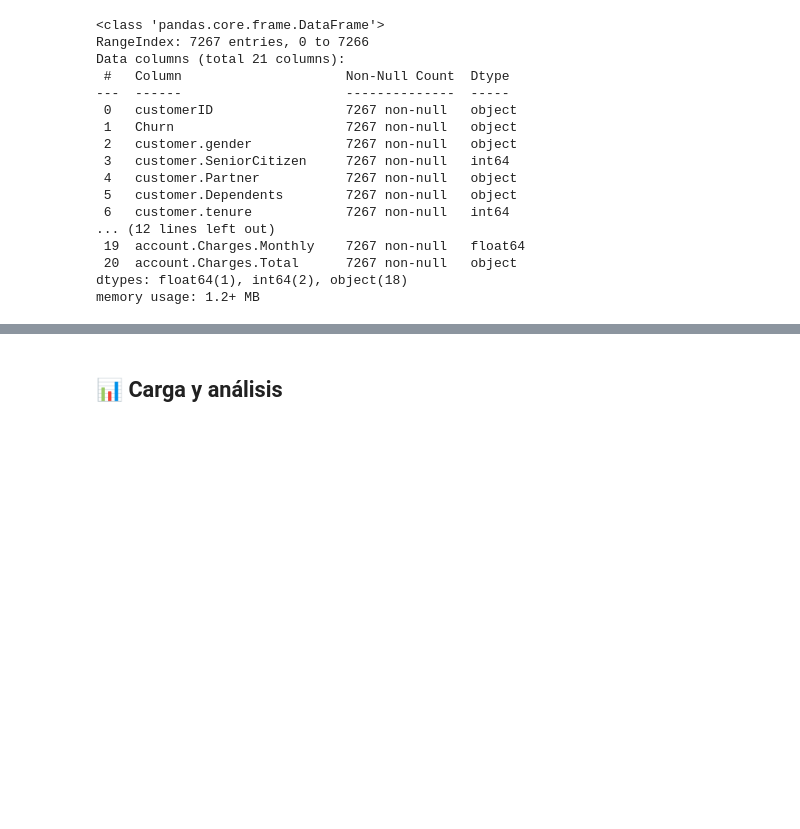
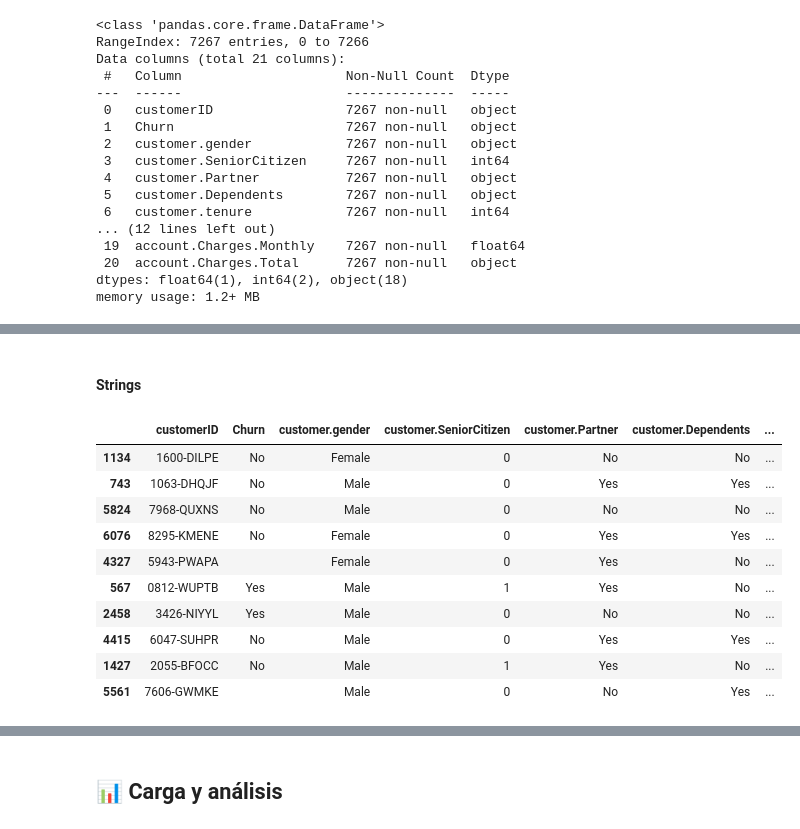
Before and after one commit to CarloR04/Challenge-Telcom_X, a Jupyter notebook: Telcom_X.ipynb, the cells around one changed output, grey strips where cells are left out. Drawn from its saved outputs; the diff is of its cells as text; code cells hidden in the pictures; blank space fills up the shorter version.

```diff
--- a/Telcom_X.ipynb
+++ b/Telcom_X.ipynb
@@ -31,6 +31,7 @@ with open('/content/drive/MyDrive/Colab_Notebooks/ALURA/Challenge Telcom_X/Telec
     datos = json.loads(f.read())
 
 df_norm = pd.json_normalize(datos)
+pd.set_option('display.max_columns', None) # Para que se muestren el total de columns
 df_norm.head()
 # %% [output]
 |  | customerID | Churn | customer.gender | customer.SeniorCitizen | customer.Partner | customer.Dependents | ... |
@@ -64,0 +133,16 @@ memory usage: 1.2+ MB
+# %% [markdown]
+#### **Strings**
+# %%
+df_norm.sample(10)
+# %% [output]
+|  | customerID | Churn | customer.gender | customer.SeniorCitizen | customer.Partner | customer.Dependents | ... |
+| 1134 | 1600-DILPE | No | Female | 0 | No | No | ... |
+| 743 | 1063-DHQJF | No | Male | 0 | Yes | Yes | ... |
+| 5824 | 7968-QUXNS | No | Male | 0 | No | No | ... |
+| 6076 | 8295-KMENE | No | Female | 0 | Yes | Yes | ... |
+| 4327 | 5943-PWAPA |  | Female | 0 | Yes | No | ... |
+| 567 | 0812-WUPTB | Yes | Male | 1 | Yes | No | ... |
+| 2458 | 3426-NIYYL | Yes | Male | 0 | No | No | ... |
+| 4415 | 6047-SUHPR | No | Male | 0 | Yes | Yes | ... |
+| 1427 | 2055-BFOCC | No | Male | 1 | Yes | No | ... |
+| 5561 | 7606-GWMKE |  | Male | 0 | No | Yes | ... |
```
Also changed, not shown: parts of 28 cells of this notebook.
